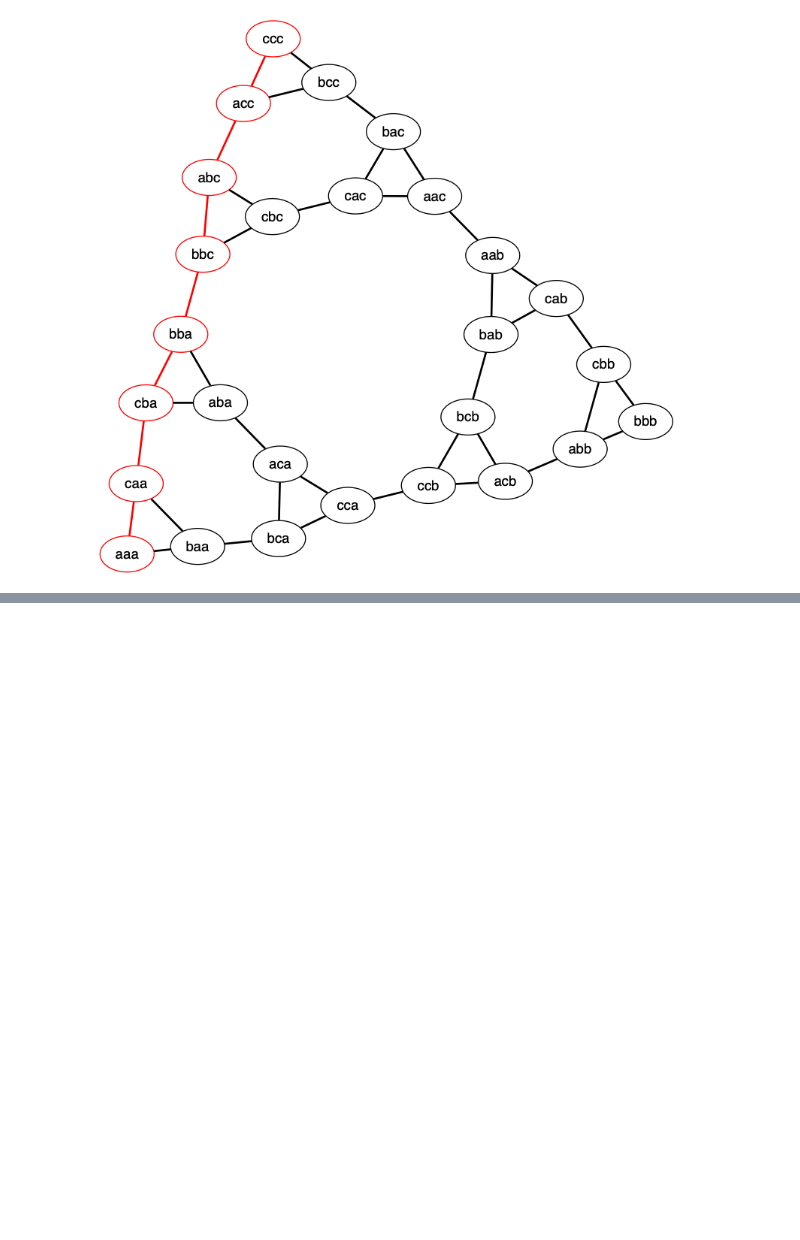
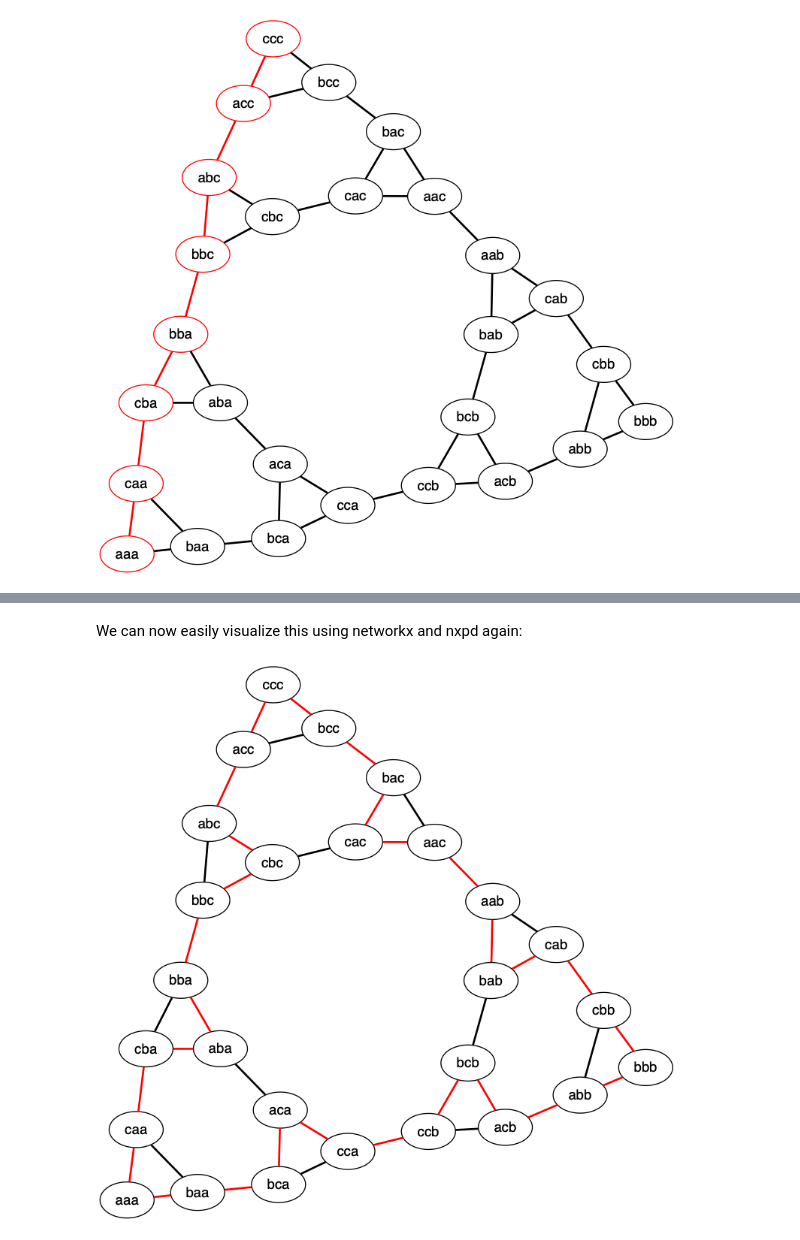
Before and after one commit to sahil1105/PWE-demos-dev, a Jupyter notebook: TOH Graphical Representation.ipynb, the cells around one changed output, grey strips where cells are left out. Cells and saved outputs as stored; diff of their text form; code cells hidden in the pictures; blank space fills up the shorter version.

Commit message:
finally figured out hamiltonian cycle

```diff
--- a/TOH Graphical Representation.ipynb
+++ b/TOH Graphical Representation.ipynb
@@ -198,0 +203,4 @@ draw(G_temp)
+# %%
+with open('clingo_files/hamiltonian_cycle.lp4', 'r') as f:
+    hamil_cycle_rules = list(map(str.strip, f.readlines()))
+print("\n".join(hamil_cycle_rules))
@@ -198,0 +223,5 @@ draw(G_temp)
+# %%
+edge_fact_rules = []
+for n1, n2 in edges:
+    edge_fact_rules.append("e({},{}).".format(n1,n2))
+start_rule = ['start({}).'.format(list(G.nodes)[0])]
@@ -198,0 +230,3 @@ draw(G_temp)
+# %%
+hamil_clingo_soln, hamil_meta_data = run_clingo(clingo_rules=edge_fact_rules+start_rule+hamil_cycle_rules, num_solutions=1)
+print('\n'.join(hamil_clingo_soln))
@@ -198,0 +242,2 @@ draw(G_temp)
+# %%
+hamil_pw_rels_dfs, hamil_rel_schemas, hamil_pw_objs = load_worlds(asp_output=hamil_clingo_soln, meta_data=hamil_meta_data, reasoner='clingo')
@@ -198,0 +272,9 @@ draw(G_temp)
+# %% [markdown]
+We can now easily visualize this using networkx and nxpd again:
+# %%
+G_temp = deepcopy(G)
+for i, row in hamil_pw_rels_dfs['in_2'].iterrows():
+    G_temp.edges[(row['x1'], row['x2'])]['color'] = 'red'
+draw(G_temp)
+# %% [output]
+[figure, added]
```
Also changed, not shown: parts of 15 cells of this notebook, 1 other file.
